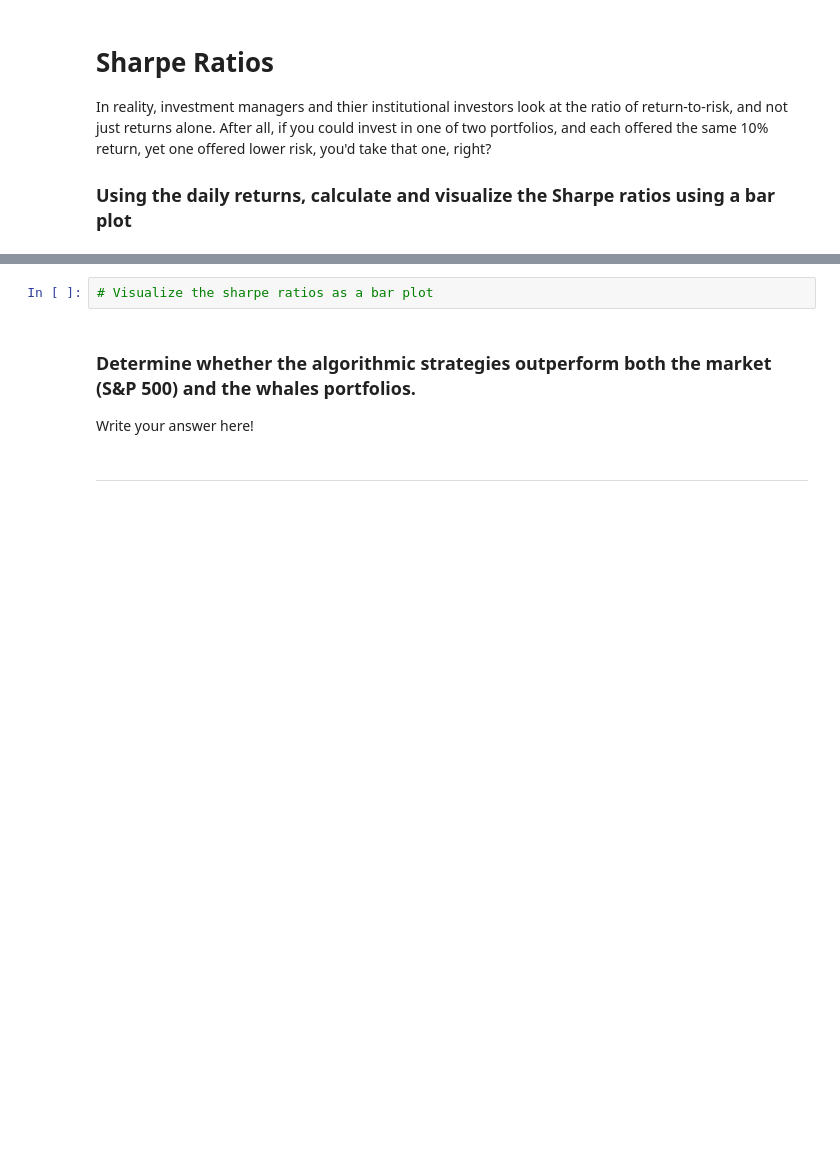
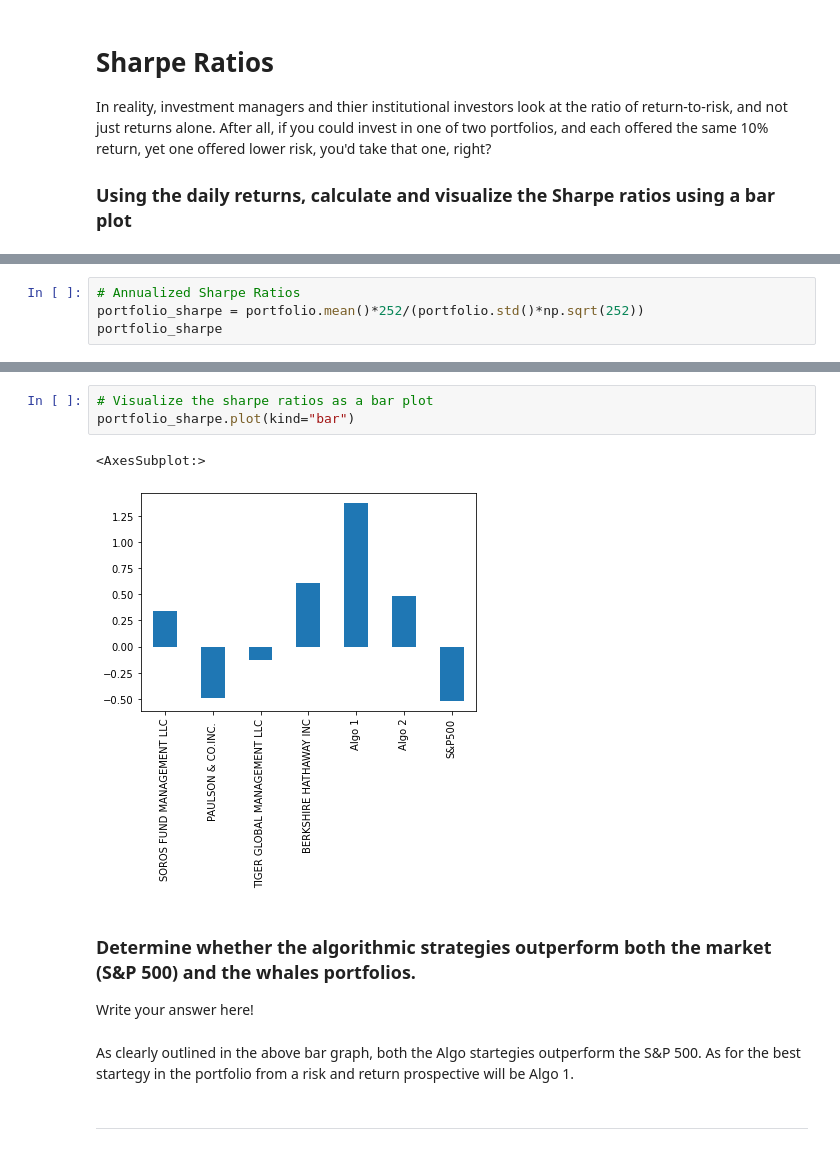
Before and after one commit to Aelrid/Pandas-Whale-Analysis, a Jupyter notebook: whale_analysis.ipynb, the cells around one changed output, grey strips where cells are left out. Cells and saved outputs as stored; diff of their text form; blank space fills up the shorter version.

```diff
--- a/whale_analysis.ipynb
+++ b/whale_analysis.ipynb
@@ -354,0 +370,4 @@ In reality, investment managers and thier institutional investors look at the ra
+# %%
+# Annualized Sharpe Ratios
+portfolio_sharpe = portfolio.mean()*252/(portfolio.std()*np.sqrt(252))
+portfolio_sharpe
@@ -355,9 +383,15 @@ In reality, investment managers and thier institutional investors look at the ra
 # %%
 # Visualize the sharpe ratios as a bar plot
+portfolio_sharpe.plot(kind="bar")
+# %% [output]
+<AxesSubplot:>
+[figure, added]
 # %% [markdown]
 ### Determine whether the algorithmic strategies outperform both the market (S&P 500) and the whales portfolios.
 
 Write your answer here!
+# %% [markdown]
+As clearly outlined in the above bar graph, both the Algo startegies outperform the S&P 500. As for the best startegy in the portfolio from a risk and return prospective will be Algo 1.
 # %% [markdown]
 ---
 # %% [markdown]
```
Also changed, not shown: parts of 26 cells of this notebook.
